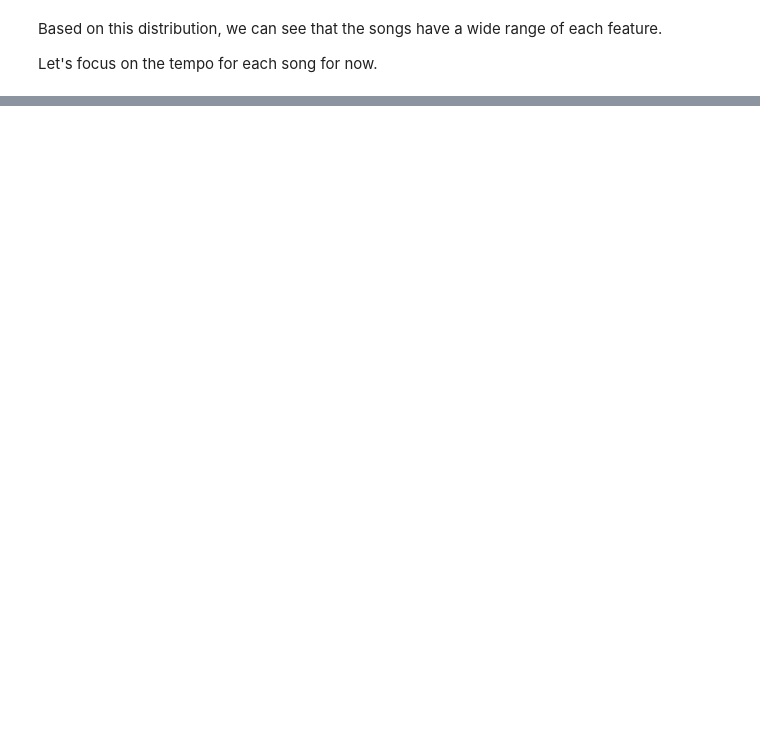
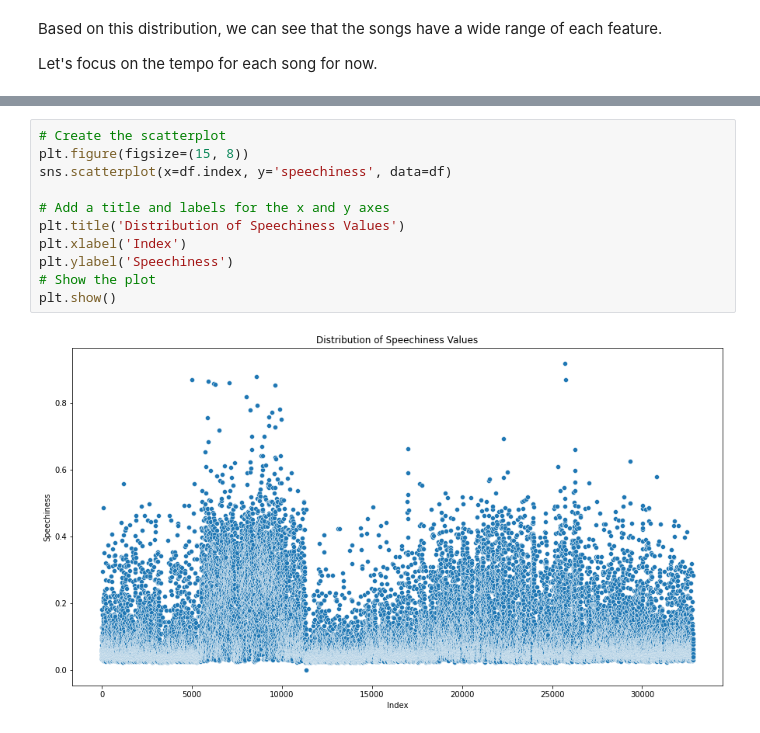
Before and after one commit to RaymondNg0054/cs105_finalproject, a Jupyter notebook: cs105_finalproject.ipynb, the cells around one changed output, grey strips where cells are left out. Saved outputs shown, nothing was run; the diff lists cells and outputs as text; blank space fills up the shorter version.

```diff
--- a/cs105_finalproject.ipynb
+++ b/cs105_finalproject.ipynb
@@ -60,0 +64,13 @@ We can see that the vast majority of songs will have a tempo of 100 - 150 BPM. T
+# %%
+# Create the scatterplot
+plt.figure(figsize=(15, 8))
+sns.scatterplot(x=df.index, y='speechiness', data=df)
+
+# Add a title and labels for the x and y axes
+plt.title('Distribution of Speechiness Values')
+plt.xlabel('Index')
+plt.ylabel('Speechiness')
+# Show the plot
+plt.show()
+# %% [output]
+[figure, added]
```
Also changed, not shown: parts of 4 cells of this notebook.
